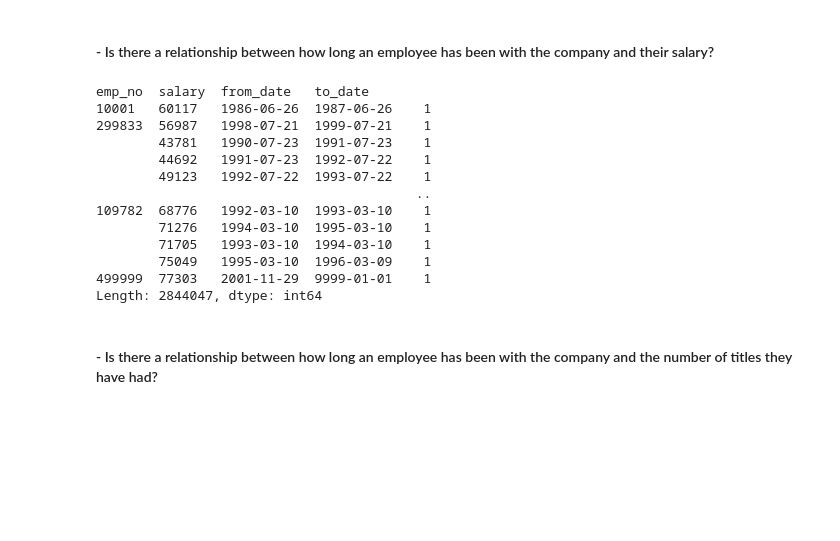
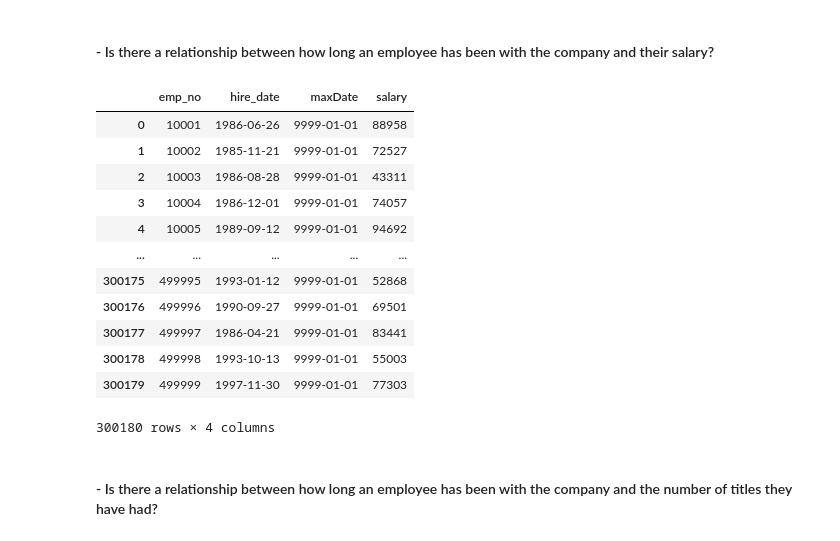
Before and after one commit to Segura-Jorge/statistics-exercises, a Jupyter notebook: hypothesis_testing.ipynb, the cells around one changed output. Cells and saved outputs as stored; diff of their text form; code cells hidden in the pictures; blank space fills up the shorter version.

```diff
--- a/hypothesis_testing.ipynb
+++ b/hypothesis_testing.ipynb
@@ -777,21 +798,21 @@ FROM salaries;
 url_2 = get_db_url('employees')
 salaries = pd.read_sql(query2, url_2)
 # %%
-salaries.value_counts()
+salaries
 # %% [output]
+|  | emp_no | hire_date | maxDate | salary |
+| 0 | 10001 | 1986-06-26 | 9999-01-01 | 88958 |
+| 1 | 10002 | 1985-11-21 | 9999-01-01 | 72527 |
+| 2 | 10003 | 1986-08-28 | 9999-01-01 | 43311 |
+| 3 | 10004 | 1986-12-01 | 9999-01-01 | 74057 |
+| 4 | 10005 | 1989-09-12 | 9999-01-01 | 94692 |
+| ... | ... | ... | ... | ... |
+| 300175 | 499995 | 1993-01-12 | 9999-01-01 | 52868 |
+| 300176 | 499996 | 1990-09-27 | 9999-01-01 | 69501 |
+| 300177 | 499997 | 1986-04-21 | 9999-01-01 | 83441 |
+| 300178 | 499998 | 1993-10-13 | 9999-01-01 | 55003 |
+| 300179 | 499999 | 1997-11-30 | 9999-01-01 | 77303 |
-emp_no  salary  from_date   to_date
-10001   60117   1986-06-26  1987-06-26    1
-299833  56987   1998-07-21  1999-07-21    1
-        43781   1990-07-23  1991-07-23    1
-        44692   1991-07-23  1992-07-22    1
-        49123   1992-07-22  1993-07-22    1
-                                         ..
-109782  68776   1992-03-10  1993-03-10    1
-        71276   1994-03-10  1995-03-10    1
-        71705   1993-03-10  1994-03-10    1
-        75049   1995-03-10  1996-03-09    1
-499999  77303   2001-11-29  9999-01-01    1
-Length: 2844047, dtype: int64
+300180 rows × 4 columns
 # %% [markdown]
 #### - Is there a relationship between how long an employee has been with the company and the number of titles they have had?
 # %% [markdown]
```
Also changed, not shown: parts of 31 cells of this notebook.
